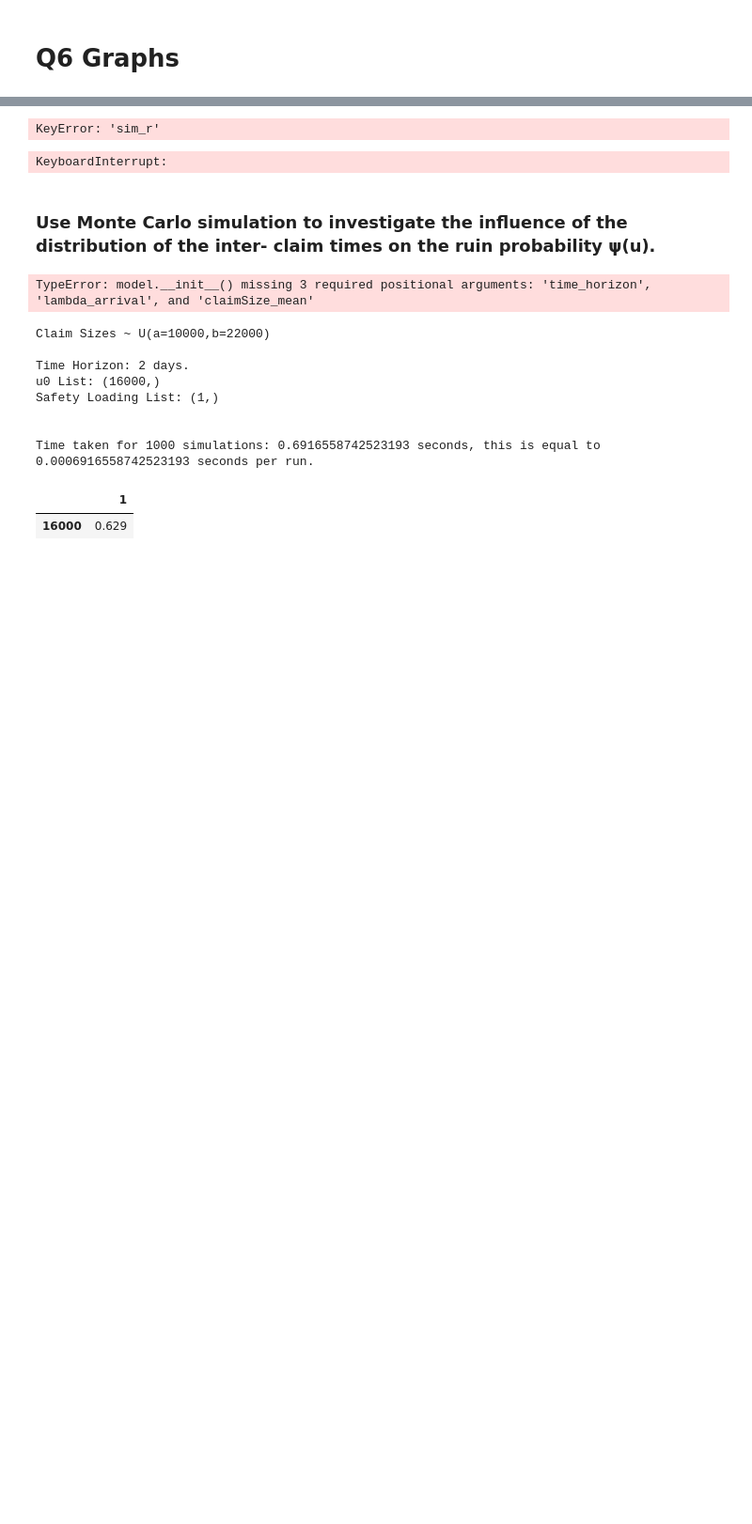
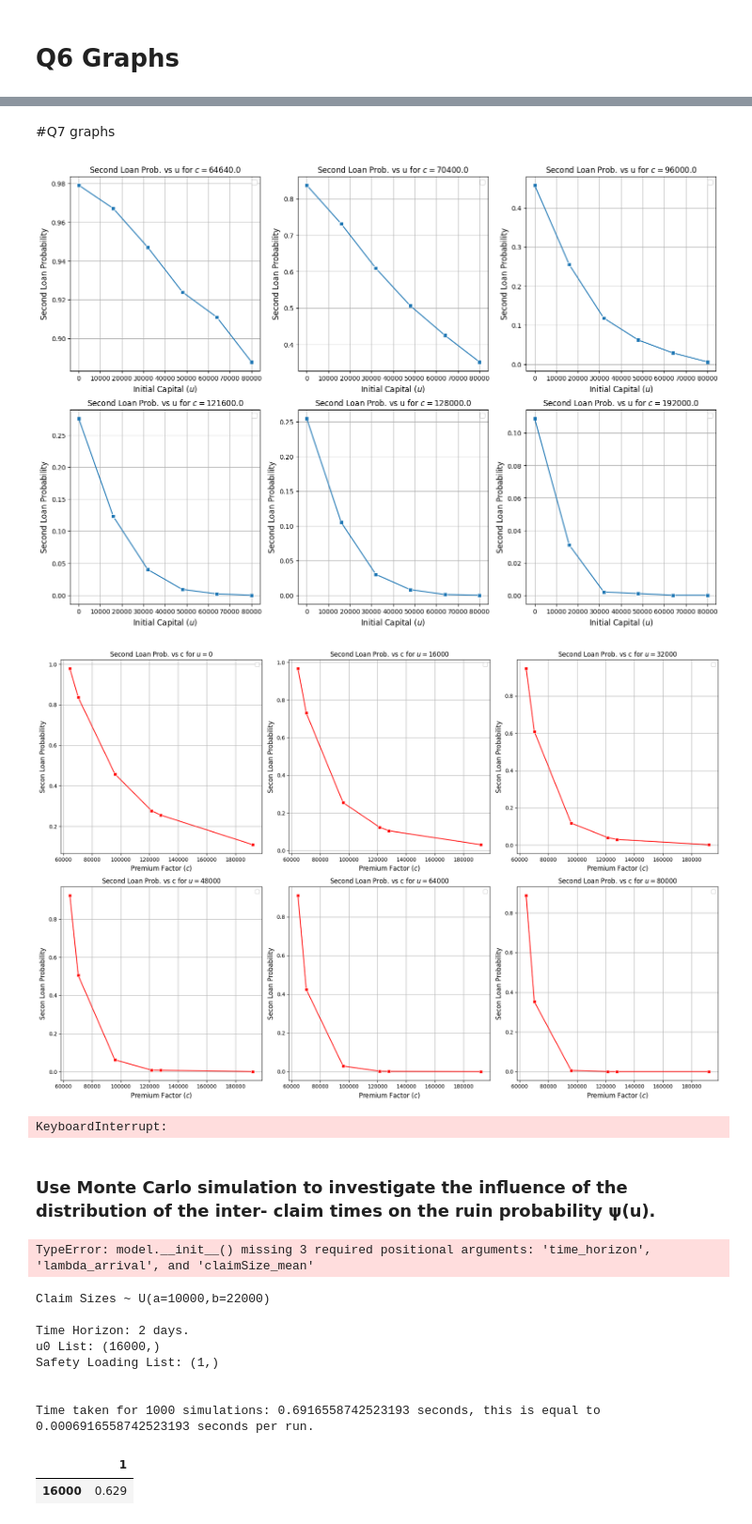
Before and after one commit to Make1tRain/2df30-, a Jupyter notebook: Insurance Risk Assignment/src/main.ipynb, the cells around one changed output, grey strips where cells are left out. Shown at 94% size. Drawn from its saved outputs; the diff is of its cells as text; code cells hidden in the pictures; blank space fills up the shorter version.

```diff
--- a/Insurance Risk Assignment/src/main.ipynb
+++ b/Insurance Risk Assignment/src/main.ipynb
@@ -588,12 +574,14 @@ plt.show()
+# %% [markdown]
+#Q7 graphs
 # %%
-from statsmodels.stats.weightstats import DescrStatsW
+import pandas as pd
 
 Lambda = 4
 Mean = 16000
 
 # File paths
 file_paths = {
-    'sim_d': "/home/isikali/2df30-2024-25-assignments/Insurance Risk Assignment/2df30-2024-25-assignments/Insurance Risk Assignment/src/results/q6_D_simulation_results.csv",
+    'sim': '/home/isikali/2df30-2024-25-assignments/Insurance Risk Assignment/2df30-2024-25-assignments/Insurance Risk Assignment/src/results/q7_model_simulation_results.csv',
 }
 
 # Initialize an empty dictionary to store organized DataFrames
@@ -604,74 +592,59 @@ for key, path in file_paths.items():
     df = pd.read_csv(path, index_col=0)  # Read the CSV
     df = df.reset_index().melt(id_vars='index', var_name='Theta', value_name='psi')  # Reshape
     df.columns = ['u0', 'Theta', 'psi']  # Rename columns
     df['Theta'] = df['Theta'].astype(float)  # Convert Theta to float
     df['u0'] = df['u0'].astype(int)  # Convert u0 to int
 
     organized_dfs[key] = df  # Store the organized DataFrame
 
 # Access each organized DataFrame
-sim_d = organized_dfs['sim_d']
-sim_r = organized_dfs['sim_r']
+sim = organized_dfs['sim']
 
 # Compute 'c' and update the 'Theta' column to 'c' in all DataFrames
-sim_d['c'] = (1 + sim_d['Theta']) * Lambda * Mean
-sim_r['c'] = (1 + sim_r['Theta']) * Lambda * Mean
-
-# Confidence Intervals
-ci = DescrStatsW(sim).tconfint_mean(alpha=0.05)
+sim['c'] = (1 + sim_d['Theta']) * Lambda * Mean
 
 # Iterate over each unique Theta and plot separately
-unique_theta = sim_d['Theta'].unique()
+unique_theta = sim['Theta'].unique()
 
 plt.figure(figsize=(18, 12))
 for i, theta in enumerate(unique_theta):
     plt.subplot(2, 3, i+1)
 
     # Filter data for the current Theta
-    sim_d_theta = sim_d[sim_d['Theta'] == theta]
-    sim_r_theta = sim_r[sim_r['Theta'] == theta]
+    sim_theta = sim[sim['Theta'] == theta]
 
     # Plot data
-    sns.lineplot(data=sim_d_theta, x='u0', y='psi', marker='s')
+    sns.lineplot(data=sim_theta, x='u0', y='psi', marker='s')
 
 
     c = (1 + theta)*Lambda*Mean
-    plt.title(f'Ruin Probability Comparison for $c = {c}$')
-    plt.xlabel('Initial Capital ($u_0$)', fontsize = 12)
-    plt.ylabel('Ruin Probability $\psi(u)$', fontsize = 12)
+    plt.title(f'Second Loan Prob. vs u for $c = {c}$')
+    plt.xlabel('Initial Capital ($u$)', fontsize = 12)
+    plt.ylabel('Second Loan Probability', fontsize = 12)
+    plt.legend()
+    plt.grid(True)
+
+plt.figure(figsize=(18, 12))
+for i, u0 in enumerate(sorted(sim['u0'].unique())):
+    plt.subplot(2, 3, i+1)
+
+    # Filter data for the current Theta
+    sim_u0 = sim[sim['u0'] == u0]
+
+    # Plot data
+    sns.lineplot(data=sim_u0, x='c', y='psi', marker='s', color='r')
+
+    plt.title(f'Second Loan Prob. vs c for $u = {u0}$')
+    plt.xlabel('Premium Factor $(c)$', fontsize = 12)
+    plt.ylabel('Secon Loan Probability', fontsize = 12)
     plt.legend()
     plt.grid(True)
 
 plt.tight_layout()
 plt.show()
-
-plt.figure(figsize=(18, 12))
-plt.figure(figsize=(18, 12))
-for i, theta in enumerate(unique_theta):
-    plt.subplot(2, 3, i+1)
-
-    # Filter data for the current Theta
-    sim_d_theta = sim_d[sim_d['Theta'] == theta]
-    sim_r_theta = sim_r[sim_r['Theta'] == theta]
-
-    # Plot data
-    sns.lineplot(data=sim_r_theta, x='u0', y='psi', marker='s', color='r')
-
-
-    c = (1 + theta)*Lambda*Mean
-    plt.title(f'Ruin Probability Comparison for $c = {c}$')
-    plt.xlabel('Initial Capital ($u_0$)', fontsize = 12)
-    plt.ylabel('Ruin Probability $\psi(u)$', fontsize = 12)
-    plt.legend()
-    plt.grid(True)
-
-plt.tight_layout()
-plt.show()
-
-plt.tight_layout()
-plt.show()
 # %% [output]
-KeyError: 'sim_r'
+[figure, added]
+[figure, added]
 # %%
 # # [i/1000 for i in range(1, 1001)]
 # for i in range(10000-1, 1, -1):
```
Also changed, not shown: parts of 3 cells of this notebook.
